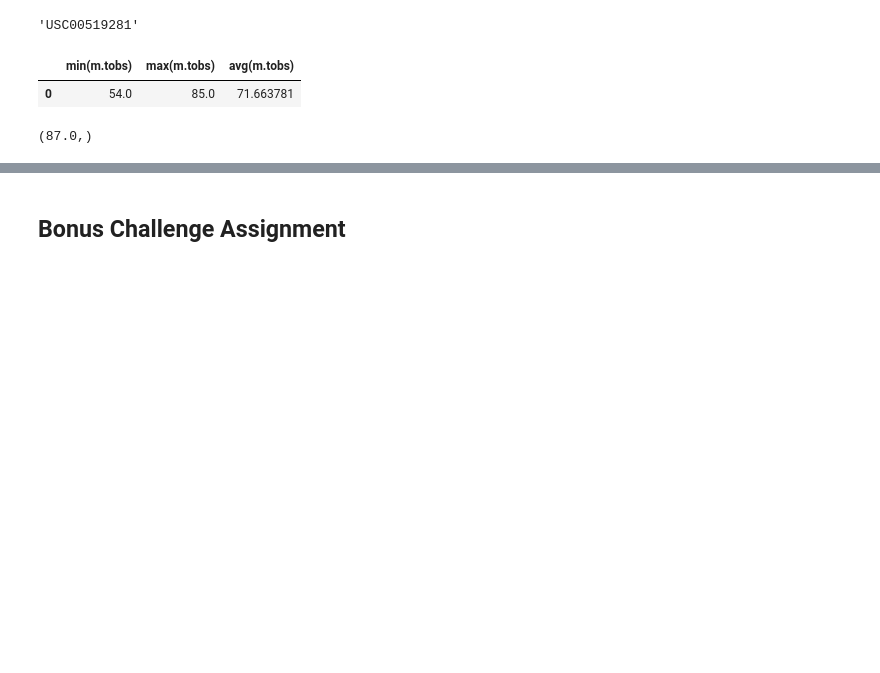
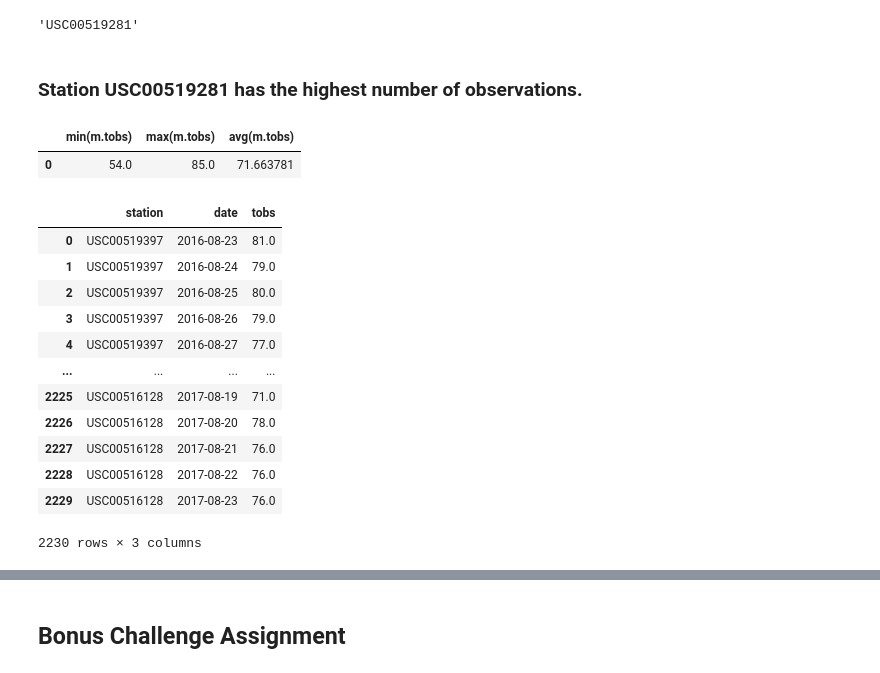
Before and after one commit to DMVance/climate-app, a Jupyter notebook: climate_starter.ipynb, the cells around one changed output, grey strips where cells are left out. Saved outputs shown, nothing was run; the diff lists cells and outputs as text; code cells hidden in the pictures; blank space fills up the shorter version.

Commit message:
adds code toward histogram

```diff
--- a/climate_starter.ipynb
+++ b/climate_starter.ipynb
@@ -231,6 +231,8 @@ most_active_station = df_active_stations["station"][0]
 most_active_station
 # %% [output]
 'USC00519281'
+# %% [markdown]
+### Station USC00519281 has the highest number of observations.
 # %%
 most_active_station_stats = f"SELECT min(m.tobs), max(m.tobs), avg(m.tobs) FROM measurement as m WHERE m.station == '{most_active_station}';"
 df_most_active_station_stats = pd.read_sql(most_active_station_stats, conn)
@@ -238,12 +240,21 @@ df_most_active_station_stats
 # %% [output]
 |  | min(m.tobs) | max(m.tobs) | avg(m.tobs) |
 | 0 | 54.0 | 85.0 | 71.663781 |
-# %%
-# Choose the station with the highest number of temperature observations.
-# Query the last 12 months of temperature observation data for this station and plot the results as a histogram
-most_temp_obs = session.query(func.max(meas.tobs)).first()
-print(most_temp_obs)
-
-most_temp_obs = session.query
-# %% [output]
-(87.0,)
+# %%
+temps_12months = f"SELECT m.station, m.date, m.tobs FROM measurement as m WHERE m.date >= '{start_date}';"
+df_temps_12months = pd.read_sql(temps_12months, conn)
+df_temps_12months
+# %% [output]
+|  | station | date | tobs |
+| 0 | USC00519397 | 2016-08-23 | 81.0 |
+| 1 | USC00519397 | 2016-08-24 | 79.0 |
+| 2 | USC00519397 | 2016-08-25 | 80.0 |
+| 3 | USC00519397 | 2016-08-26 | 79.0 |
+| 4 | USC00519397 | 2016-08-27 | 77.0 |
+| ... | ... | ... | ... |
+| 2225 | USC00516128 | 2017-08-19 | 71.0 |
+| 2226 | USC00516128 | 2017-08-20 | 78.0 |
+| 2227 | USC00516128 | 2017-08-21 | 76.0 |
+| 2228 | USC00516128 | 2017-08-22 | 76.0 |
+| 2229 | USC00516128 | 2017-08-23 | 76.0 |
+2230 rows × 3 columns
```
Also changed, not shown: parts of 3 cells of this notebook.
